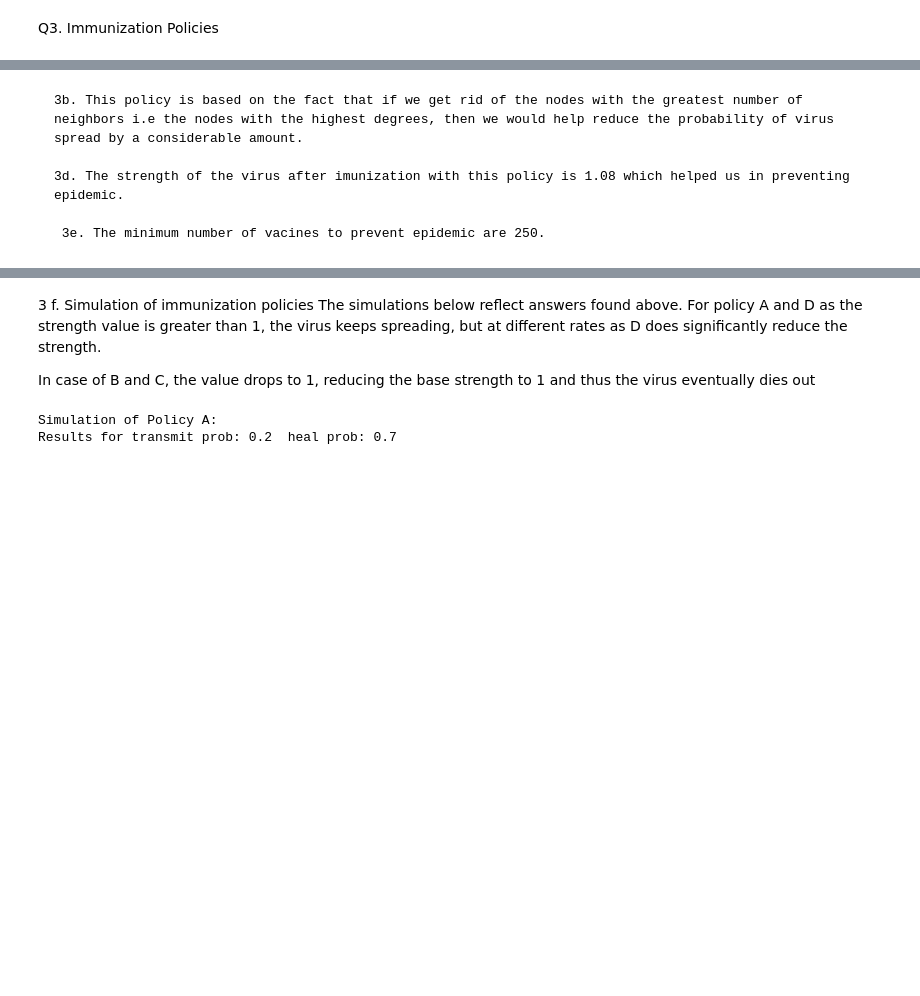
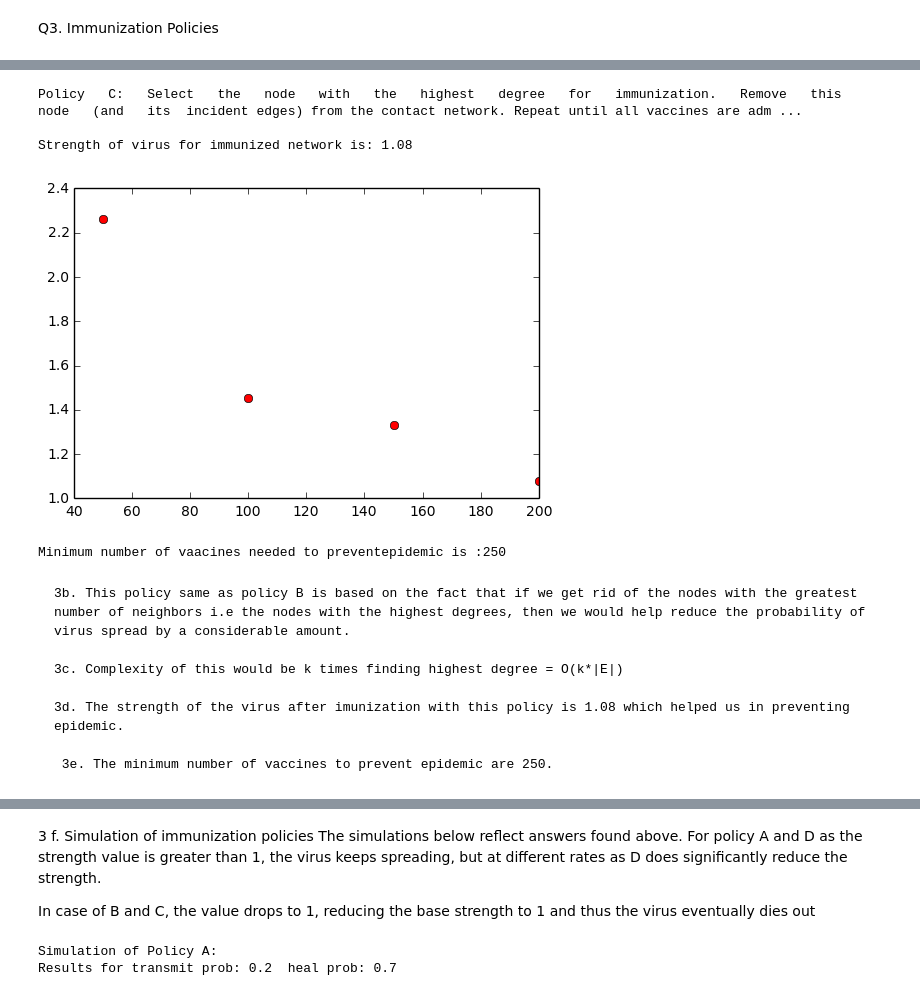
Before and after one commit to liujie290/CSC591_Virus_Propagation, a Jupyter notebook: Virus Propogation - Option 1.ipynb, the cells around one changed output, grey strips where cells are left out. Cells and saved outputs as stored; diff of their text form; code cells hidden in the pictures; blank space fills up the shorter version.

```diff
--- a/Virus Propogation - Option 1.ipynb
+++ b/Virus Propogation - Option 1.ipynb
@@ -388,9 +398,60 @@ Minimum number of vaacines needed to preventepidemic is :250
+# %%
+k_values = np.arange(50,250,50)
+beta = 0.2
+delta = 0.7
+
+print("\nPolicy   C:   Select   the   node   with   the   highest   degree   for   immunization.   Remove   this   node   (and   its  incident edges) from the contact network. Repeat until all vaccines are administered. ")
+immunized_graph_policyC = immunize_k(graph, 200)
+A= nx.adjacency_matrix(immunized_graph_policyC)
+A2 = csr_matrix(A,dtype=np.float)
+eg_val = eigs(A2)[0]
+lambda1 = max(eg_val)
+
+print("\nStrength of virus for immunized network is: "+str(round(get_strength(lambda1,0.2,0.7),2)))
+
+strengths = []
+for k in k_values:
+    immunized_graph_policyC = immunize_k(graph, k)
+    A= nx.adjacency_matrix(immunized_graph_policyC)
+    A2 = csr_matrix(A,dtype=np.float)
+    eg_val = eigs(A2)[0]
+    lambda1 = max(eg_val)
+    strengths.append(lambda1*(beta/delta))
+
+
+plt.plot(k_values, strengths, 'ro')
+plt.show()
+
+k_values = np.arange(50,5715,50)
+beta = 0.2
+delta = 0.7
+kmin = 0
+
+for k in k_values:
+    immunized_graph_policyC = immunize_k(graph, k)
+    A= nx.adjacency_matrix(immunized_graph_policyC)
+    A2 = csr_matrix(A,dtype=np.float)
+    eg_val = eigs(A2)[0]
+    lambda1 = max(eg_val)
+    strength = lambda1*(beta/delta)
+    if(strength < 1):
+        print("\nMinimum number of vaacines needed to preventepidemic is :" + str(k))
+        k_min = k
+        break
+# %% [output]
+Policy   C:   Select   the   node   with   the   highest   degree   for   immunization.   Remove   this   node   (and   its  incident edges) from the contact network. Repeat until all vaccines are adm ...
+
+Strength of virus for immunized network is: 1.08
+[figure, added]
+Minimum number of vaacines needed to preventepidemic is :250
 # %% [markdown]
-    3b. This policy is based on the fact that if we get rid of the nodes with the greatest number of neighbors i.e the nodes with the highest degrees, then we would help reduce the probability of virus spread by a considerable amount.
+    3b. This policy same as policy B is based on the fact that if we get rid of the nodes with the greatest number of neighbors i.e the nodes with the highest degrees, then we would help reduce the probability of virus spread by a considerable amount.
+
+    3c. Complexity of this would be k times finding highest degree = O(k*|E|)
 
     3d. The strength of the virus after imunization with this policy is 1.08 which helped us in preventing epidemic.
 
-     3e. The minimum number of vacines to prevent epidemic are 250.
+     3e. The minimum number of vaccines to prevent epidemic are 250.
 # %%
 k_values = np.arange(50,250,50)
 beta = 0.2
```
Also changed, not shown: parts of 16 cells of this notebook, 1 other file.
